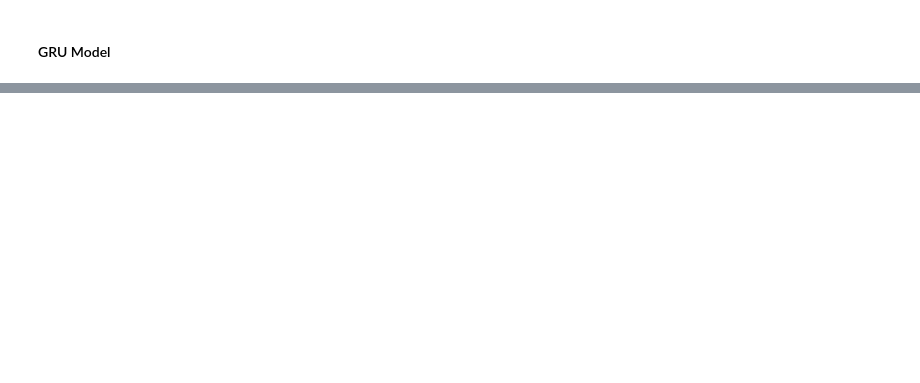
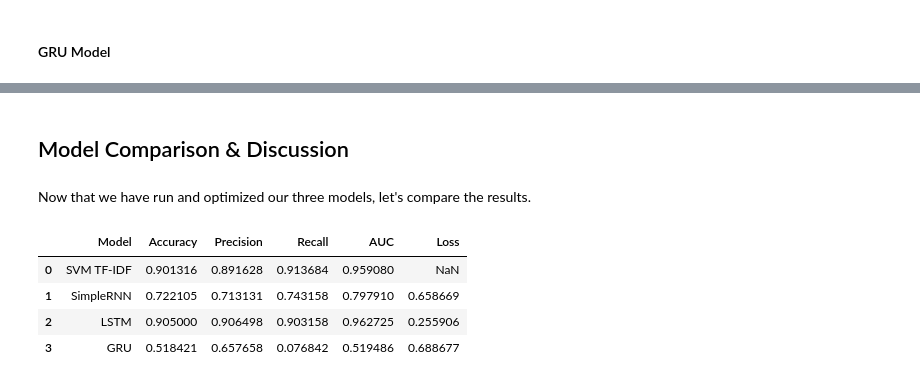
Before and after one commit to ehaley3/Advanced_Machine_Learning_Final_Project2025, a Jupyter notebook: AML_Final_Project_Group2.ipynb, the cells around one changed output, grey strips where cells are left out. Drawn from its saved outputs; the diff is of its cells as text; code cells hidden in the pictures; blank space fills up the shorter version.

```diff
--- a/AML_Final_Project_Group2.ipynb
+++ b/AML_Final_Project_Group2.ipynb
@@ -654,7 +593,7 @@ Model: "sequential_2"
 # %%
 model_lstm.compile(optimizer='adam',
               loss='binary_crossentropy',
-              metrics=['accuracy'])
+              metrics=['accuracy', Precision(), Recall(), AUC()])
 
 early_stopping_lstm = EarlyStopping(
     monitor='val_loss',
@@ -663,9 +602,7 @@ early_stopping_lstm = EarlyStopping(
 )
 
 model_lstm_history  = model_lstm.fit(x_train_tf, y_train_tf, epochs=50, batch_size=1050,
-          validation_data=(x_valid_tf, y_valid_tf))
-
-lstm_test_loss, lstm_test_acc = model_lstm.evaluate(x_test_tf, y_test_tf, verbose=0)
-print("LSTM Test Accuracy:", lstm_test_acc)
+          validation_data=(x_valid_tf, y_valid_tf),
+          callbacks=[early_stopping])
 # %% [output]
 Epoch 1/50
@@ -713,8 +661,9 @@ model_gru.summary()
 
 model_gru.compile(optimizer='adam',
               loss='binary_crossentropy',
-              metrics=['accuracy'])
+              metrics=['accuracy', Precision(), Recall(), AUC()])
 
 history = model_gru.fit(x_train_tf, y_train_tf, epochs=30, batch_size=512,
-          validation_data=(x_valid_tf, y_valid_tf))
+          validation_data=(x_valid_tf, y_valid_tf),
+          callbacks=[early_stopping])
 # %% [output]
@@ -772,0 +703,9 @@ GRU Test Accuracy: 0.8807894587516785
+# %%
+#get test metrics
+gru_loss, gru_acc, gru_prec, gru_rec, gru_auc = model_gru.evaluate(x_test_tf, y_test_tf, verbose=0)
+print("GRU Metrics")
+print("Loss:", gru_loss)
+print("Accuracy:", gru_acc)
+print("Precision:", gru_prec)
+print("Recall:", gru_rec)
+print("AUC:", gru_auc)
@@ -773,14 +721,25 @@ GRU Test Accuracy: 0.8807894587516785
+# %% [markdown]
+## Model Comparison & Discussion
+# %% [markdown]
+Now that we have run and optimized our three models, let's compare the results.
 # %%
-#results = [
-#    ("SVM TF-IDF", svm_valid_acc, svm_test_acc),
-#    ("SimpleRNN", rnn_valid_acc, rnn_test_acc),
-#    ("LSTM", lstm_valid_acc, lstm_test_acc),
-#    ("GRU", gru_valid_acc, gru_test_acc),
-#]
+#compare metrics across the four models
+results = [
+    ("SVM TF-IDF", clf_acc, clf_prec, clf_rec, clf_auc),
+    ("SimpleRNN", rnn_acc, rnn_prec, rnn_rec, rnn_auc, rnn_loss),
+    ("LSTM", lstm_acc, lstm_prec, lstm_rec, lstm_auc, lstm_loss),
+    ("GRU", gru_acc, gru_prec, gru_rec, gru_auc, gru_loss),
+]
 
-#results_df = pd.DataFrame(
-#    results,
-#    columns=["Model", "Validation Accuracy", "Test Accuracy"]
-#)
+results_df = pd.DataFrame(
+    results,
+    columns=["Model", "Accuracy", "Precision", "Recall", "AUC", "Loss"]
+)
 
-#results_df
+results_df
+# %% [output]
+|  | Model | Accuracy | Precision | Recall | AUC | Loss |
+| 0 | SVM TF-IDF | 0.901316 | 0.891628 | 0.913684 | 0.959080 | NaN |
+| 1 | SimpleRNN | 0.722105 | 0.713131 | 0.743158 | 0.797910 | 0.658669 |
+| 2 | LSTM | 0.905000 | 0.906498 | 0.903158 | 0.962725 | 0.255906 |
+| 3 | GRU | 0.518421 | 0.657658 | 0.076842 | 0.519486 | 0.688677 |
```
Also changed, not shown: parts of 46 cells of this notebook.
